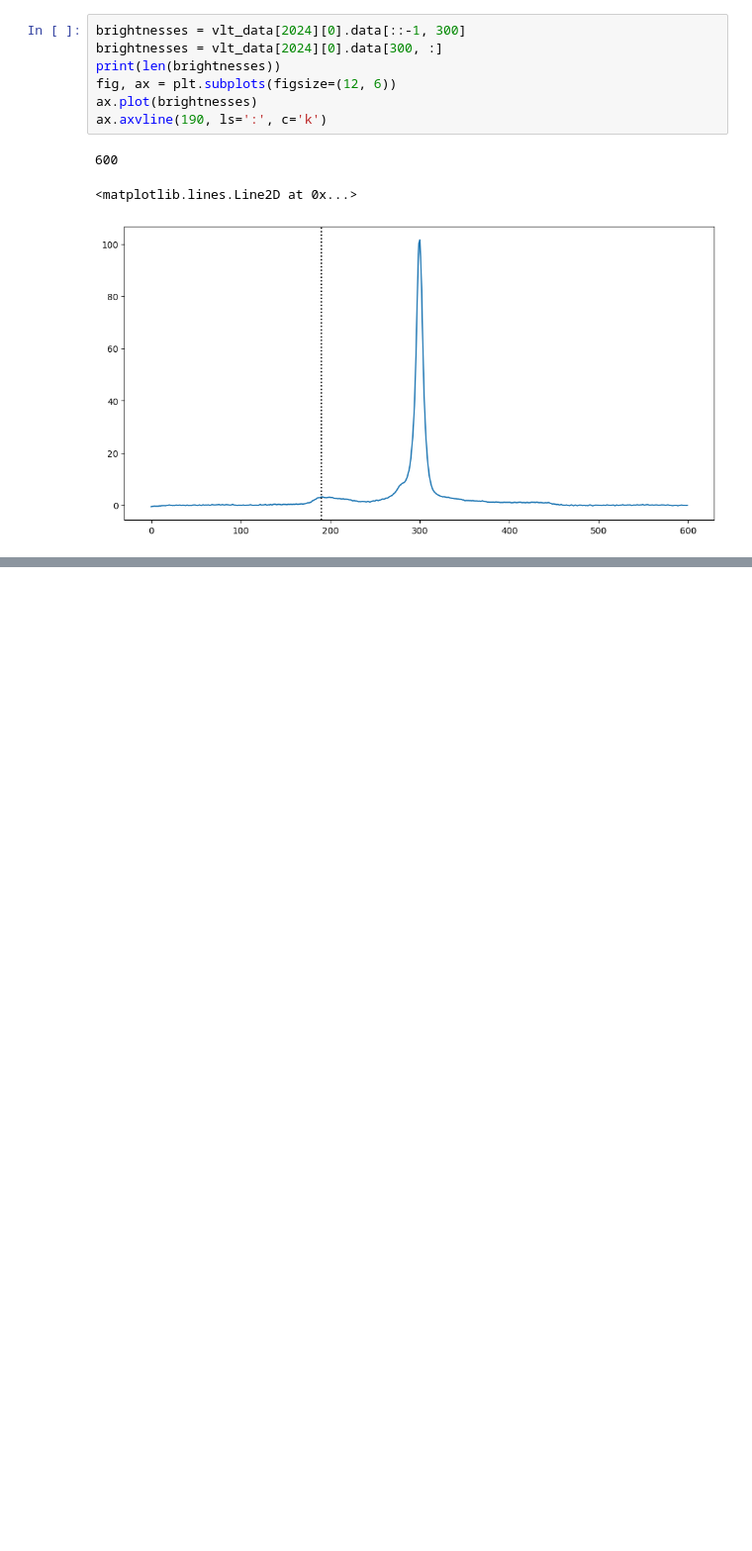
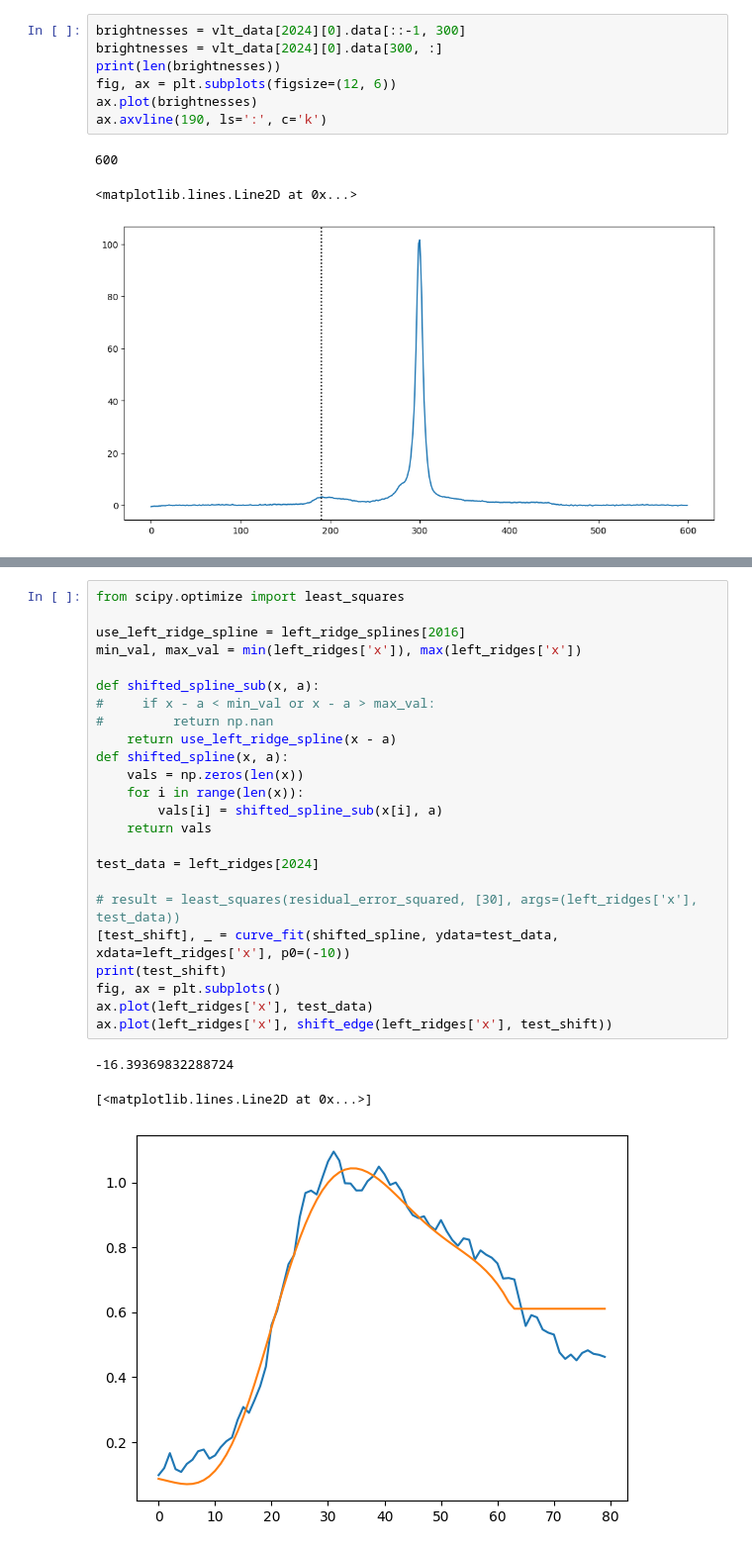
Before and after one commit to ryanwhite1/Wolf-Rayets, a Jupyter notebook: Expansion_Rate_and_Period.ipynb, the cells around one changed output, grey strips where cells are left out. Shown at 99% size. Drawn from its saved outputs; the diff is of its cells as text; blank space fills up the shorter version.

```diff
--- a/Expansion_Rate_and_Period.ipynb
+++ b/Expansion_Rate_and_Period.ipynb
@@ -64,0 +114,28 @@ EXTEND  =                    T
+# %%
+from scipy.optimize import least_squares
+
+use_left_ridge_spline = left_ridge_splines[2016]
+min_val, max_val = min(left_ridges['x']), max(left_ridges['x'])
+
+def shifted_spline_sub(x, a):
+#     if x - a < min_val or x - a > max_val:
+#         return np.nan
+    return use_left_ridge_spline(x - a)
+def shifted_spline(x, a):
+    vals = np.zeros(len(x))
+    for i in range(len(x)):
+        vals[i] = shifted_spline_sub(x[i], a)
+    return vals
+
+test_data = left_ridges[2024]
+
+# result = least_squares(residual_error_squared, [30], args=(left_ridges['x'], test_data))
+[test_shift], _ = curve_fit(shifted_spline, ydata=test_data, xdata=left_ridges['x'], p0=(-10))
+print(test_shift)
+fig, ax = plt.subplots()
+ax.plot(left_ridges['x'], test_data)
+ax.plot(left_ridges['x'], shift_edge(left_ridges['x'], test_shift))
+# %% [output]
+-16.39369832288724
+[<matplotlib.lines.Line2D at 0x...>]
+[figure, added]
```
Also changed, not shown: parts of 7 cells of this notebook.
